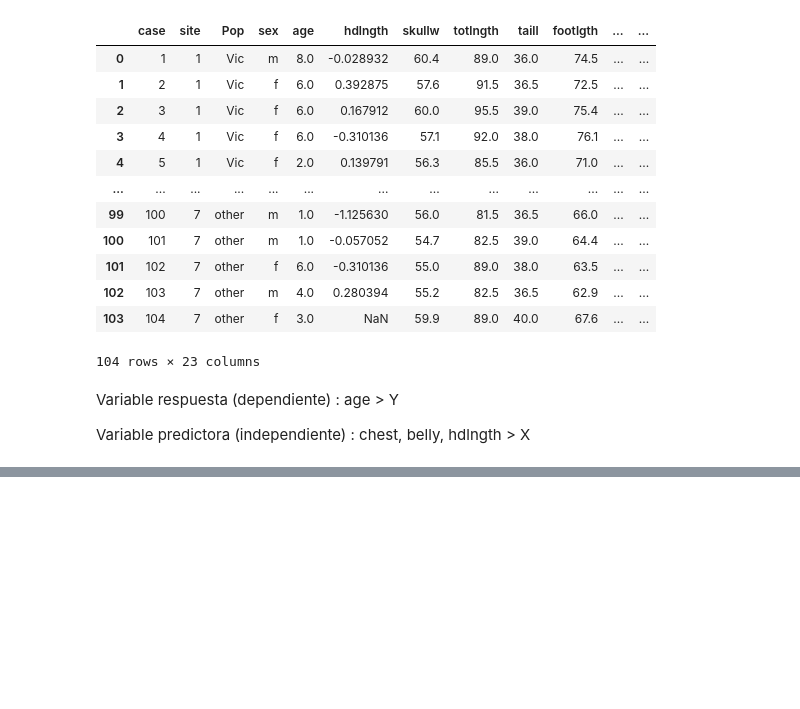
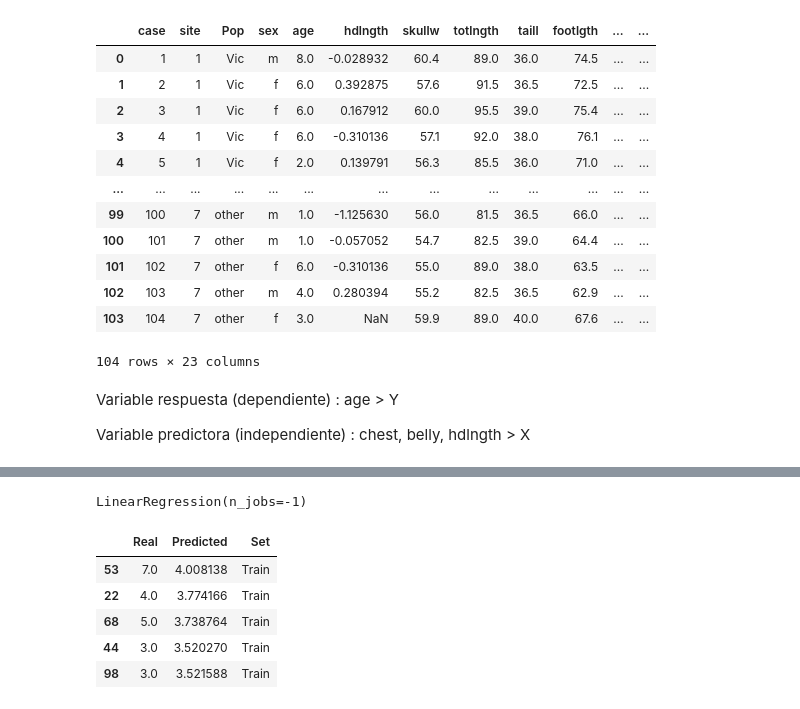
Before and after one commit to Adalab/Da-promoB-Modulo-3-Sprint-1-Lucia-Natalia, a Jupyter notebook: Pair-Programming-Modulo3-Sprint1-Regresion_lineal_intro.ipynb, the cells around one changed output, grey strips where cells are left out. Drawn from its saved outputs; the diff is of its cells as text; code cells hidden in the pictures; blank space fills up the shorter version.

```diff
--- a/Pair-Programming-Modulo3-Sprint1-Regresion_lineal_intro.ipynb
+++ b/Pair-Programming-Modulo3-Sprint1-Regresion_lineal_intro.ipynb
@@ -55,0 +62,2 @@ y = df["age"]
+# %%
+x_train, x_test, y_train, y_test = train_test_split(X, y, test_size = 0.2, random_state = 42)
@@ -55,0 +66,4 @@ y = df["age"]
+# %%
+lr.fit(x_train, y_train)
+# %% [output]
+LinearRegression(n_jobs=-1)
@@ -55,0 +73,12 @@ y = df["age"]
+# %%
+train_df = pd.DataFrame({'Real': y_train, 'Predicted': y_predict_train, 'Set': ['Train']*len(y_train)})
+test_df  = pd.DataFrame({'Real': y_test,  'Predicted': y_predict_test,  'Set': ['Test']*len(y_test)})
+resultados = pd.concat([train_df,test_df], axis = 0)
+resultados.head()
+# %% [output]
+|  | Real | Predicted | Set |
+| 53 | 7.0 | 4.008138 | Train |
+| 22 | 4.0 | 3.774166 | Train |
+| 68 | 5.0 | 3.738764 | Train |
+| 44 | 3.0 | 3.520270 | Train |
+| 98 | 3.0 | 3.521588 | Train |
```
Also changed, not shown: parts of 7 cells of this notebook, 8 other files.
